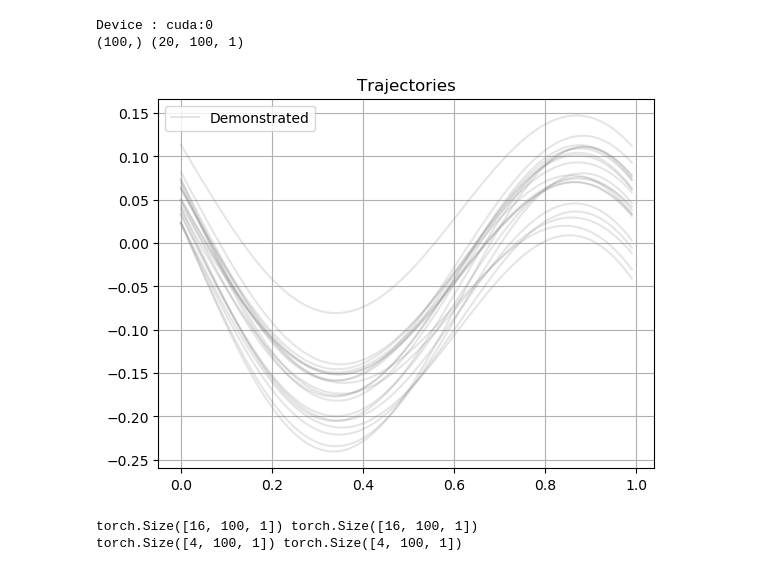
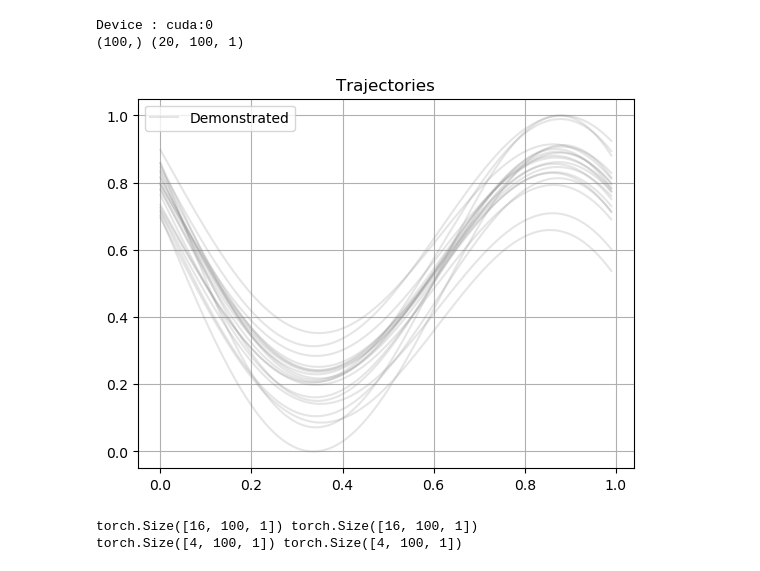
Before and after one commit to yildirimyigit/pemp, a Jupyter notebook: force_learning/force_learning_cnmp.ipynb, the cells around one changed output. Cells and saved outputs as stored; diff of their text form; code cells hidden in the pictures.

```diff
--- a/force_learning/force_learning_cnmp.ipynb
+++ b/force_learning/force_learning_cnmp.ipynb
@@ -37,35 +37,40 @@ if torch.cuda.is_available():
         device = torch.device("cuda:0")
     else:
         device = torch.device(f"cuda:{available_gpu}")
 else:
     device = torch.device("cpu")
 
 print("Device :", device)
 
 x = np.arange(0,1.00,0.01)
 nrTraj=20
 sigmaNoise=0.02
 
 A = np.array([.2, .2, .01, -.05])
 X = np.vstack((np.sin(5*x), x**2, x, np.ones((1,len(x)))))
 Y = np.zeros((nrTraj, len(x)))
 
 for traj in range(nrTraj):
     sample = -np.dot(A + sigmaNoise * np.random.randn(1,4), X)[0]
     Y[traj] = sample
+
+min_y, max_y = np.min(Y), np.max(Y)
+Y = (Y - min_y) / (max_y - min_y)
+
+for traj in range(nrTraj):
     label = 'Demonstrated' if traj==0 else ''
-    plt.plot(x, sample, 'gray', label=label, alpha=0.2)
+    plt.plot(x, Y[traj], 'gray', label=label, alpha=0.2)
 
 plt.legend()
 plt.grid()
 plt.title('Trajectories')
 
 Y = np.expand_dims(Y, -1)
 print(x.shape, Y.shape)
 # %% [output]
 Device : cuda:0
 (100,) (20, 100, 1)
-[figure, old version]
+[figure, new version]
 # %%
 dx, dy = 1, 1
 num_trajs, num_steps, num_dims = Y.shape
```
Also changed, not shown: parts of 3 cells of this notebook, 1 other file.
